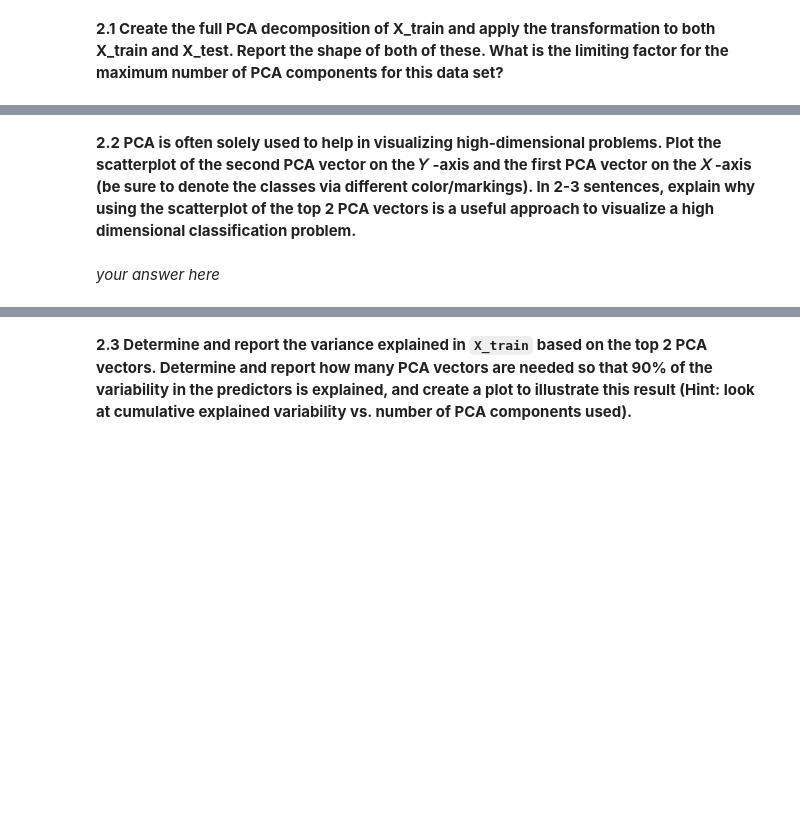
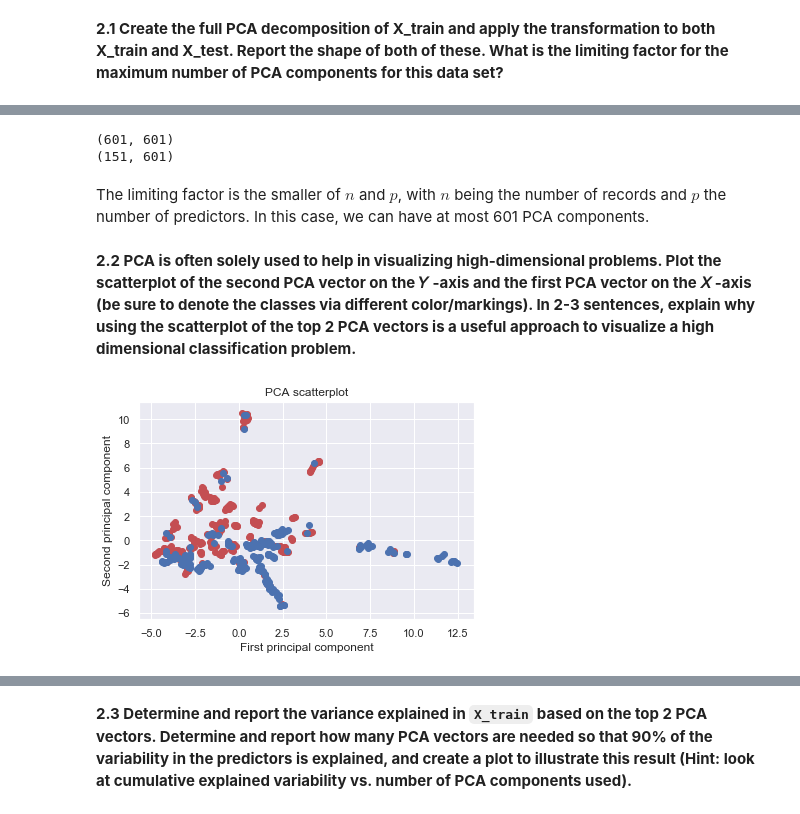
Before and after one commit to katiegrosch/2019-CS109A, a Jupyter notebook: content/homeworks/cs109a_hw5_209/cs109A_HW5_2019.ipynb, the cells around one changed output, grey strips where cells are left out. Cells and saved outputs as stored; diff of their text form; code cells hidden in the pictures; blank space fills up the shorter version.

```diff
--- a/content/homeworks/cs109a_hw5_209/cs109A_HW5_2019.ipynb
+++ b/content/homeworks/cs109a_hw5_209/cs109A_HW5_2019.ipynb
@@ -167,2 +203,13 @@ Misclassification on test: 0.21
+# %%
+pca = PCA(n_components = len(X_train)).fit(X_train)
+X_train_pca = pca.transform(X_train)
+X_test_pca = pca.transform(X_test)
+print(X_train_pca.shape)
+print(X_test_pca.shape)
+# %% [output]
+(601, 601)
+(151, 601)
+# %% [markdown]
+The limiting factor is the smaller of $n$ and $p$, with $n$ being the number of records and $p$ the number of predictors. In this case, we can have at most 601 PCA components.
 # %% [markdown]
 **2.2 PCA is often solely used to help in visualizing high-dimensional problems. Plot the scatterplot of the second PCA vector on the  𝑌 -axis and the first PCA vector on the  𝑋 -axis (be sure to denote the classes via different color/markings). In 2-3 sentences, explain why using the scatterplot of the top 2 PCA vectors is a useful approach to visualize a high dimensional classification problem.**
@@ -171,2 +216,11 @@ Misclassification on test: 0.21
-# %% [markdown]
-*your answer here*
+# %%
+colors = ['r', 'b']
+for cl in [0, 1]:
+    X_data = X_train_pca[y_train == float(cl)]
+    plt.scatter(X_data[:, 0], X_data[:, 1], c=colors[cl])
+plt.xlabel('First principal component')
+plt.ylabel('Second principal component')
+plt.title('PCA scatterplot')
+plt.show()
+# %% [output]
+[figure, added]
```
Also changed, not shown: parts of 56 cells of this notebook.
